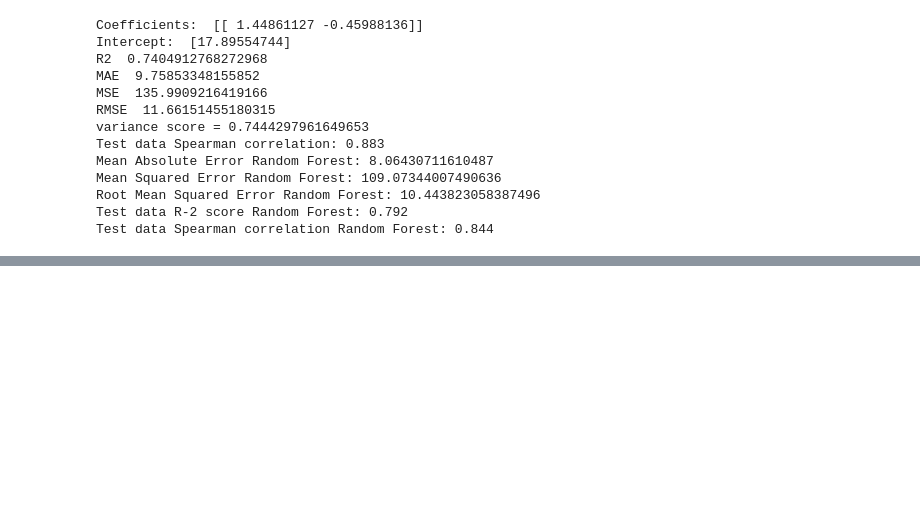
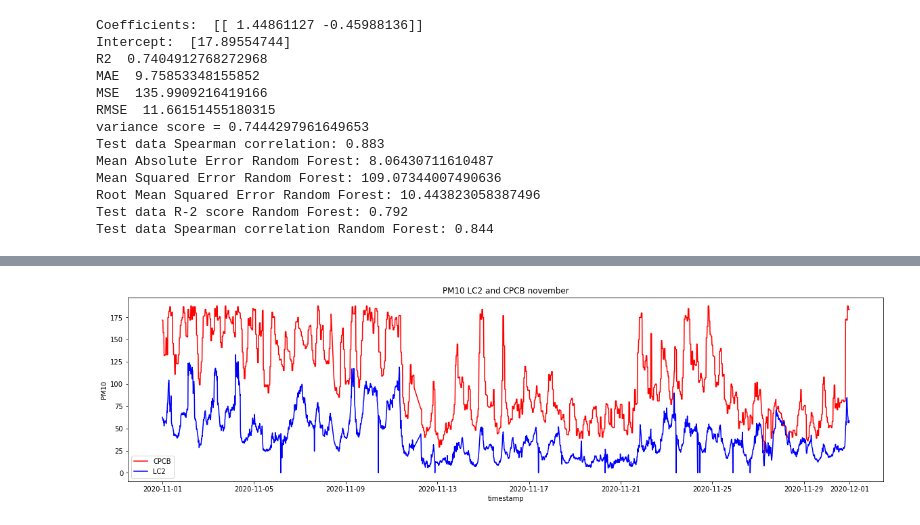
Before and after one commit to spanddhana-sara/Air-Pollution, a Jupyter notebook: Codes/Untitled.ipynb, the cells around one changed output, grey strips where cells are left out. Cells and saved outputs as stored; diff of their text form; code cells hidden in the pictures; blank space fills up the shorter version.

```diff
--- a/Codes/Untitled.ipynb
+++ b/Codes/Untitled.ipynb
@@ -519,0 +612,14 @@ Test data Spearman correlation Random Forest: 0.844
+# %%
+x = nov2['created_at']
+y_3 = nov2['PM10']
+y_4 = nov2['PM10_2']
+fig= plt.figure(figsize=(20,5))
+plt.plot(x, y_3, 'r')
+plt.plot(x, y_4, 'b')
+plt.xlabel('timestamp')
+plt.ylabel('PM10')
+plt.legend(["CPCB", 'LC2'])
+plt.title('PM10 LC2 and CPCB november')
+plt.show()
+# %% [output]
+[figure, added]
```
Also changed, not shown: parts of 41 cells of this notebook.
